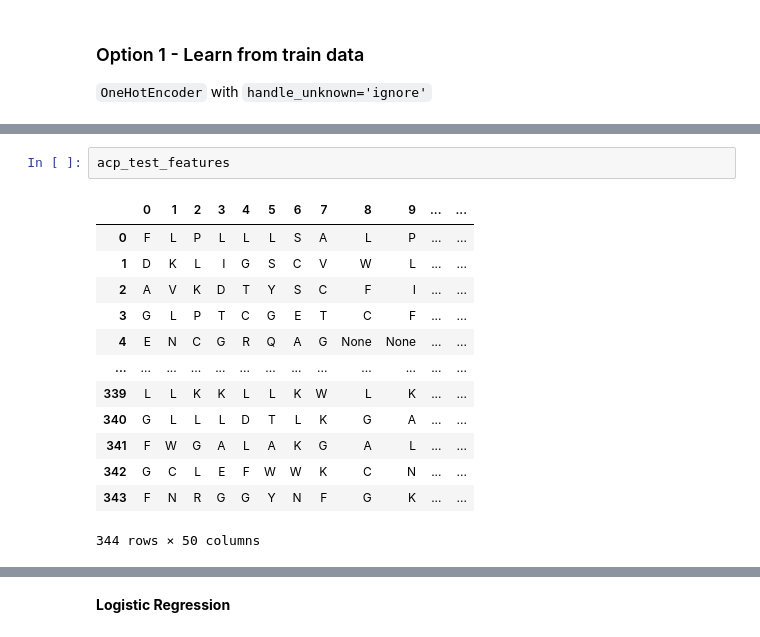
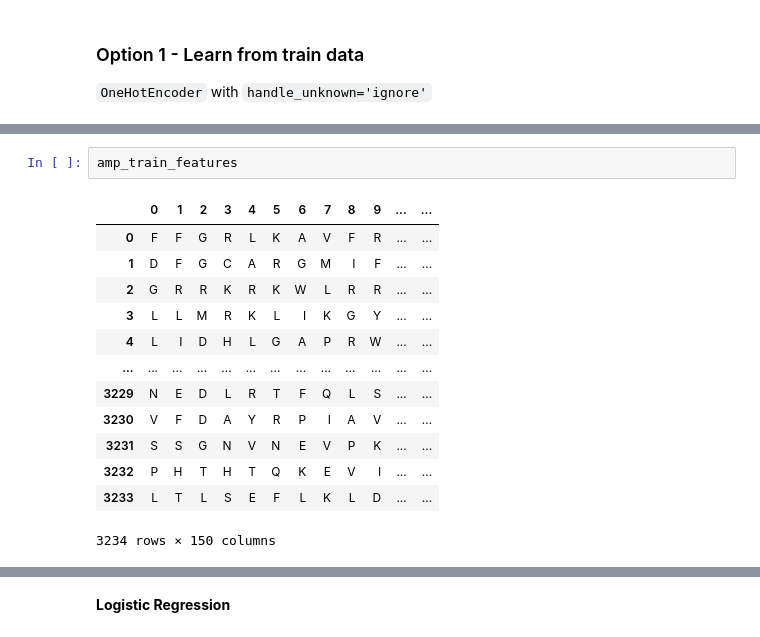
Before and after one commit to vin00d/peptide, a Jupyter notebook: 04_baseline_models.ipynb, the cells around one changed output, grey strips where cells are left out. Drawn from its saved outputs; the diff is of its cells as text.

```diff
--- a/04_baseline_models.ipynb
+++ b/04_baseline_models.ipynb
@@ -69,16 +61,16 @@ acp_train_features
-# %%
-acp_test_features
-# %% [output]
-|  | 0 | 1 | 2 | 3 | 4 | 5 | 6 | 7 | 8 | 9 | ... | ... |
-| 0 | F | L | P | L | L | L | S | A | L | P | ... | ... |
-| 1 | D | K | L | I | G | S | C | V | W | L | ... | ... |
-| 2 | A | V | K | D | T | Y | S | C | F | I | ... | ... |
-| 3 | G | L | P | T | C | G | E | T | C | F | ... | ... |
-| 4 | E | N | C | G | R | Q | A | G | None | None | ... | ... |
-| ... | ... | ... | ... | ... | ... | ... | ... | ... | ... | ... | ... | ... |
-| 339 | L | L | K | K | L | L | K | W | L | K | ... | ... |
-| 340 | G | L | L | L | D | T | L | K | G | A | ... | ... |
-| 341 | F | W | G | A | L | A | K | G | A | L | ... | ... |
-| 342 | G | C | L | E | F | W | W | K | C | N | ... | ... |
-| 343 | F | N | R | G | G | Y | N | F | G | K | ... | ... |
-344 rows × 50 columns
+# %%
+amp_train_features
+# %% [output]
+|  | 0 | 1 | 2 | 3 | 4 | 5 | 6 | 7 | 8 | 9 | ... | ... |
+| 0 | F | F | G | R | L | K | A | V | F | R | ... | ... |
+| 1 | D | F | G | C | A | R | G | M | I | F | ... | ... |
+| 2 | G | R | R | K | R | K | W | L | R | R | ... | ... |
+| 3 | L | L | M | R | K | L | I | K | G | Y | ... | ... |
+| 4 | L | I | D | H | L | G | A | P | R | W | ... | ... |
+| ... | ... | ... | ... | ... | ... | ... | ... | ... | ... | ... | ... | ... |
+| 3229 | N | E | D | L | R | T | F | Q | L | S | ... | ... |
+| 3230 | V | F | D | A | Y | R | P | I | A | V | ... | ... |
+| 3231 | S | S | G | N | V | N | E | V | P | K | ... | ... |
+| 3232 | P | H | T | H | T | Q | K | E | V | I | ... | ... |
+| 3233 | L | T | L | S | E | F | L | K | L | D | ... | ... |
+3234 rows × 150 columns
```
Also changed, not shown: parts of 26 cells of this notebook.
